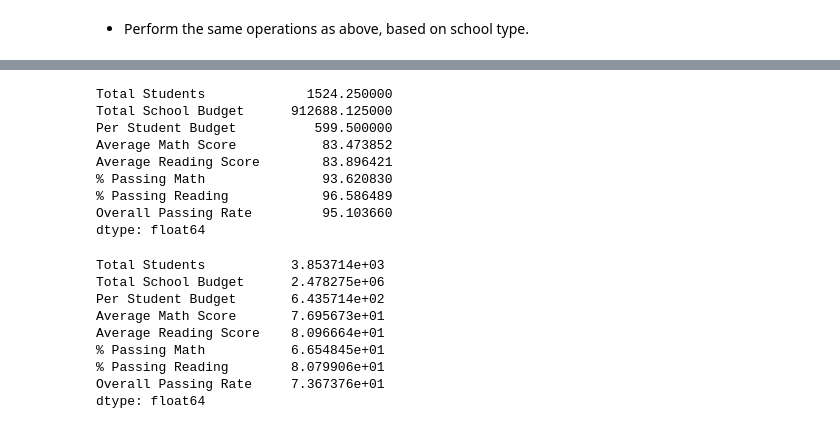
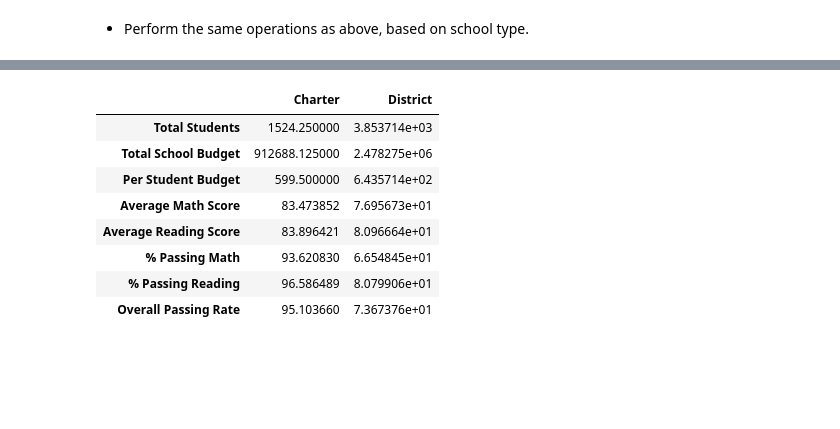
Before and after one commit to btellobravo/Academy-of-Py, a Jupyter notebook: BTB PyCitySchools_starter.ipynb, the cells around one changed output, grey strips where cells are left out. Saved outputs shown, nothing was run; the diff lists cells and outputs as text; code cells hidden in the pictures; blank space fills up the shorter version.

```diff
--- a/BTB PyCitySchools_starter.ipynb
+++ b/BTB PyCitySchools_starter.ipynb
@@ -391,28 +390,23 @@ scores_bySS_grouped
 # %%
 # Print averages for Charter Schools
 charter_df = school_results_df [school_results_df["School Type"]=="Charter"]
-charter_df.mean()
+charter = charter_df.mean()
-# %% [output]
-Total Students             1524.250000
-Total School Budget      912688.125000
-Per Student Budget          599.500000
-Average Math Score           83.473852
-Average Reading Score        83.896421
-% Passing Math               93.620830
-% Passing Reading            96.586489
-Overall Passing Rate         95.103660
-dtype: float64
 # %%
 # Print averages for District Schools
 district_df = school_results_df [school_results_df["School Type"]=="District"]
-district_df.mean()
+district = district_df.mean()
-# %% [output]
-Total Students           3.853714e+03
-Total School Budget      2.478275e+06
-Per Student Budget       6.435714e+02
-Average Math Score       7.695673e+01
-Average Reading Score    8.096664e+01
-% Passing Math           6.654845e+01
-% Passing Reading        8.079906e+01
-Overall Passing Rate     7.367376e+01
-dtype: float64
+# %%
+scores_byType = {"Charter": charter, "District": district}
+# %%
+scores_byType_df = pd.DataFrame(scores_byType)
+scores_byType_df
+# %% [output]
+|  | Charter | District |
+| Total Students | 1524.250000 | 3.853714e+03 |
+| Total School Budget | 912688.125000 | 2.478275e+06 |
+| Per Student Budget | 599.500000 | 6.435714e+02 |
+| Average Math Score | 83.473852 | 7.695673e+01 |
+| Average Reading Score | 83.896421 | 8.096664e+01 |
+| % Passing Math | 93.620830 | 6.654845e+01 |
+| % Passing Reading | 96.586489 | 8.079906e+01 |
+| Overall Passing Rate | 95.103660 | 7.367376e+01 |
```
Also changed, not shown: parts of 2 cells of this notebook, 4 other files.
